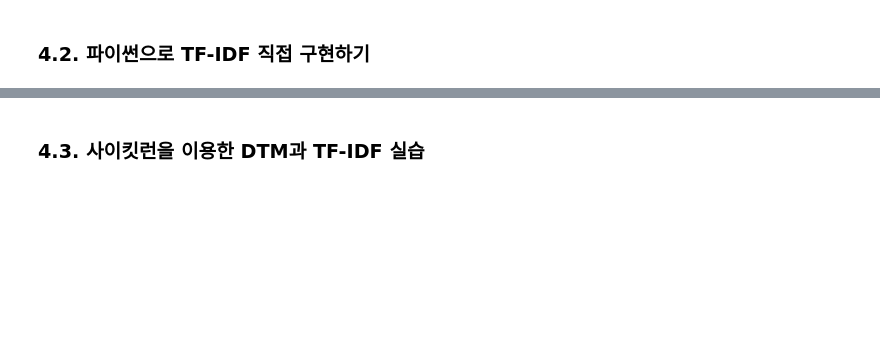
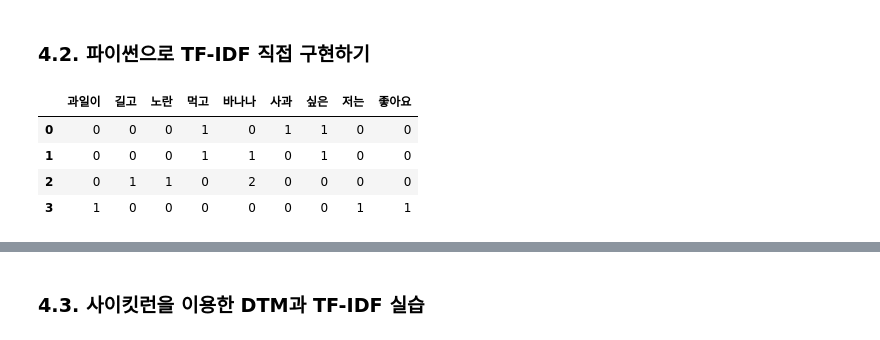
Before and after one commit to sheon-j/nlp-study, a Jupyter notebook: tensorflow-nlp-tutorial/week02_count_based_word_representation.ipynb, the cells around one changed output, grey strips where cells are left out. Drawn from its saved outputs; the diff is of its cells as text; code cells hidden in the pictures; blank space fills up the shorter version.

```diff
--- a/tensorflow-nlp-tutorial/week02_count_based_word_representation.ipynb
+++ b/tensorflow-nlp-tutorial/week02_count_based_word_representation.ipynb
@@ -56,2 +268,48 @@
 # %% [markdown]
 ### 4.2. 파이썬으로 TF-IDF 직접 구현하기
+# %%
+import pandas as pd # 데이터프레임 사용을 위해
+from math import log # IDF 계산을 위해
+
+docs = [
+  '먹고 싶은 사과',
+  '먹고 싶은 바나나',
+  '길고 노란 바나나 바나나',
+  '저는 과일이 좋아요'
+]
+vocab = list(set(w for doc in docs for w in doc.split()))
+vocab.sort()
+# %%
+# 총 문서의 수
+N = len(docs)
+
+def tf(t, d):
+  return d.count(t)
+
+def idf(t):
+  df = 0
+  for doc in docs:
+    df += t in doc
+  return log(N/(df+1))
+
+def tfidf(t, d):
+  return tf(t,d)* idf(t)
+# %%
+result = []
+
+# 각 문서에 대해서 아래 연산을 반복
+for i in range(N):
+  result.append([])
+  d = docs[i]
+  for j in range(len(vocab)):
+    t = vocab[j]
+    result[-1].append(tf(t, d))
+
+tf_ = pd.DataFrame(result, columns = vocab)
+tf_
+# %% [output]
+|  | 과일이 | 길고 | 노란 | 먹고 | 바나나 | 사과 | 싶은 | 저는 | 좋아요 |
+| 0 | 0 | 0 | 0 | 1 | 0 | 1 | 1 | 0 | 0 |
+| 1 | 0 | 0 | 0 | 1 | 1 | 0 | 1 | 0 | 0 |
+| 2 | 0 | 1 | 1 | 0 | 2 | 0 | 0 | 0 | 0 |
+| 3 | 1 | 0 | 0 | 0 | 0 | 0 | 0 | 1 | 1 |
```
Also changed, not shown: parts of 45 cells of this notebook.
